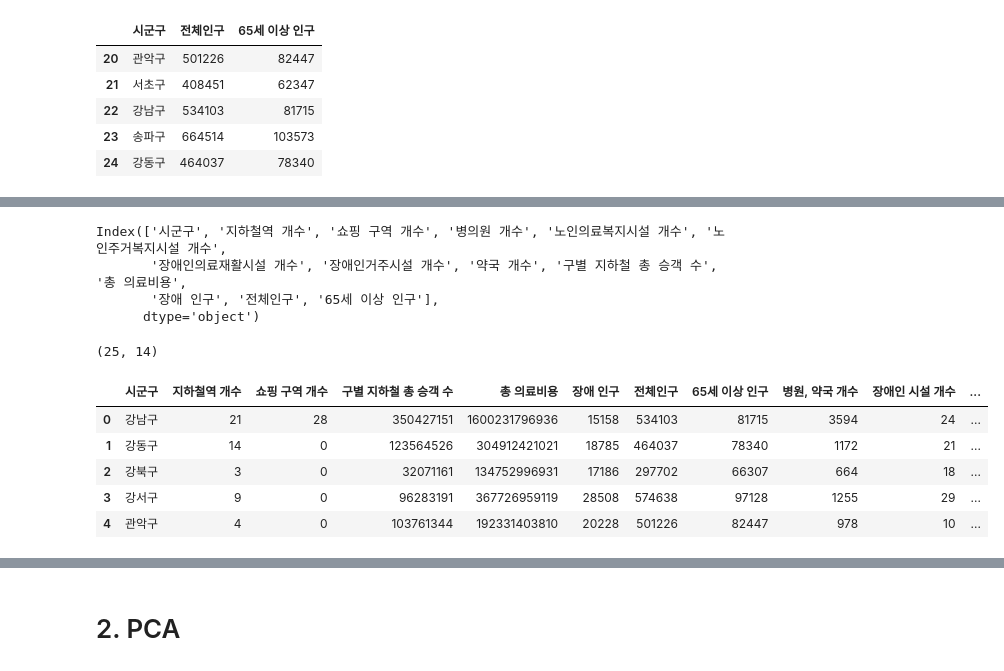
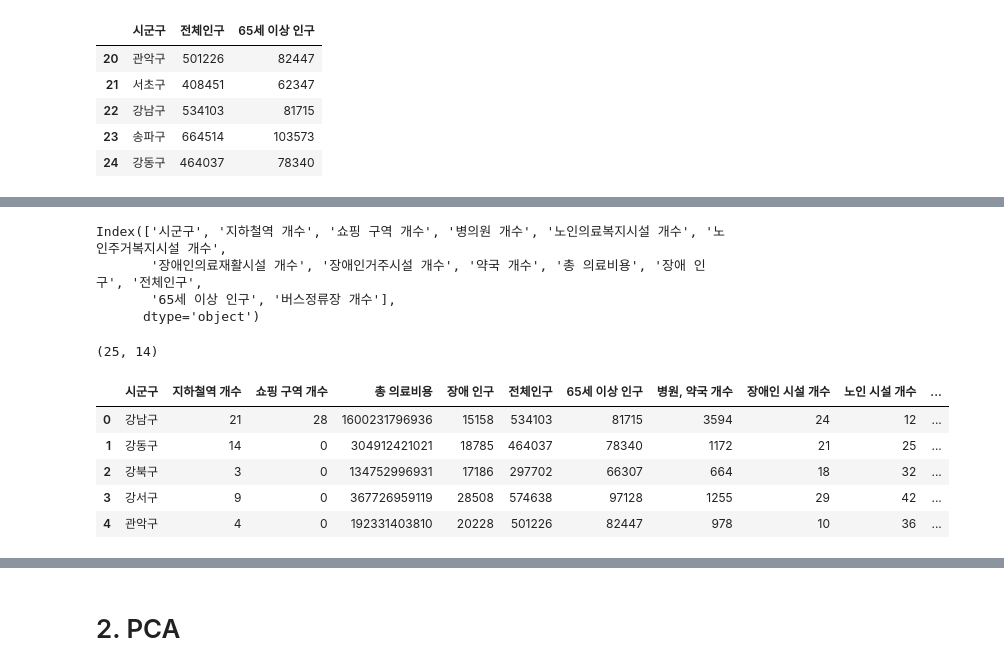
Before and after one commit to ikkjun/waste_medicine_collection_bins, a Jupyter notebook: waste_medicine_collection_bins.ipynb, the cells around one changed output, grey strips where cells are left out. Cells and saved outputs as stored; diff of their text form; code cells hidden in the pictures.

```diff
--- a/waste_medicine_collection_bins.ipynb
+++ b/waste_medicine_collection_bins.ipynb
@@ -36,6 +44,7 @@ df_med = pd.read_csv('/Users/ikjuncho/Documents/GitHub/waste_medicine_collection
 df_subway_people = pd.read_csv('/Users/ikjuncho/Documents/GitHub/waste_medicine_collection_bins/data/서울시 지하철호선별 역별 승하차 인원 정보(2022).csv')
 df_dis_number = pd.read_csv('/Users/ikjuncho/Documents/GitHub/waste_medicine_collection_bins/data/서울시 장애인 현황 (장애유형별:동별) 통계 2022.csv')
 df_el_number = pd.read_csv('/Users/ikjuncho/Documents/GitHub/waste_medicine_collection_bins/data/서울시 고령자현황 (구별) 통계.csv')
+df_bus_number = pd.read_csv('/Users/ikjuncho/Documents/GitHub/waste_medicine_collection_bins/data/구별 버스정류장 개수.csv')
 # %% [markdown]
 # 2. preprocessing
 # %%
@@ -224,3 +233,7 @@ df_el_number.tail()
 | 22 | 강남구 | 534103 | 81715 |
 | 23 | 송파구 | 664514 | 103573 |
 | 24 | 강동구 | 464037 | 78340 |
+# %%
+df_bus_number = df_bus_number[['SIG_KOR_NM', 'NUMPOINTS']]
+df_bus_number.columns = ['시군구', '버스정류장 개수']
+df_bus_number.head()
@@ -234,10 +254,11 @@ merged_df = pd.merge(merged_df, df_el_house_juso_count, on='시군구', how='lef
 merged_df = pd.merge(merged_df, df_dis_hospital_juso_count, on='시군구', how='left')
 merged_df = pd.merge(merged_df, df_dis_house_juso_count, on='시군구', how='left')
 merged_df = pd.merge(merged_df, df_med_juso_count, on='시군구', how='left')
-merged_df = pd.merge(merged_df, merged_subway_df_count, on='시군구', how='left')
+# merged_df = pd.merge(merged_df, merged_subway_df_count, on='시군구', how='left')
 merged_df = pd.merge(merged_df, df_cost, on='시군구', how='left')
 merged_df = pd.merge(merged_df, df_dis_number, on='시군구', how='left')
 merged_df = pd.merge(merged_df, df_el_number, on='시군구', how='left')
+merged_df = pd.merge(merged_df, df_bus_number, on='시군구', how='left')
 
 merged_df = merged_df[~merged_df['시군구'].str.endswith('시')].reset_index(drop=True)
 
@@ -265,8 +286,8 @@ final_df.head()
 final_df.columns
 # %% [output]
 Index(['시군구', '지하철역 개수', '쇼핑 구역 개수', '병의원 개수', '노인의료복지시설 개수', '노인주거복지시설 개수',
-       '장애인의료재활시설 개수', '장애인거주시설 개수', '약국 개수', '구별 지하철 총 승객 수', '총 의료비용',
-       '장애 인구', '전체인구', '65세 이상 인구'],
+       '장애인의료재활시설 개수', '장애인거주시설 개수', '약국 개수', '총 의료비용', '장애 인구', '전체인구',
+       '65세 이상 인구', '버스정류장 개수'],
       dtype='object')
 # %%
 final_df.shape
@@ -275,19 +296,18 @@ final_df.shape
 # %%
 final_df['병원, 약국 개수'] = final_df['병의원 개수'] + final_df['약국 개수']
 final_df['노인 시설 개수'] = final_df['노인의료복지시설 개수'] + final_df['노인주거복지시설 개수']
 final_df['장애인 시설 개수'] = final_df['장애인의료재활시설 개수'] + final_df['장애인거주시설 개수']
 
-final_df = final_df[['시군구', '지하철역 개수', '쇼핑 구역 개수',
-       '구별 지하철 총 승객 수', '총 의료비용',
-       '장애 인구', '전체인구', '65세 이상 인구', '병원, 약국 개수', '장애인 시설 개수', '노인 시설 개수']]
+final_df = final_df[['시군구', '지하철역 개수', '쇼핑 구역 개수', '총 의료비용',
+       '장애 인구', '전체인구', '65세 이상 인구', '병원, 약국 개수', '장애인 시설 개수', '노인 시설 개수', '버스정류장 개수']]
 final_df.head()
 # %% [output]
-|  | 시군구 | 지하철역 개수 | 쇼핑 구역 개수 | 구별 지하철 총 승객 수 | 총 의료비용 | 장애 인구 | 전체인구 | 65세 이상 인구 | 병원, 약국 개수 | 장애인 시설 개수 | ... |
-| 0 | 강남구 | 21 | 28 | 350427151 | 1600231796936 | 15158 | 534103 | 81715 | 3594 | 24 | ... |
-| 1 | 강동구 | 14 | 0 | 123564526 | 304912421021 | 18785 | 464037 | 78340 | 1172 | 21 | ... |
-| 2 | 강북구 | 3 | 0 | 32071161 | 134752996931 | 17186 | 297702 | 66307 | 664 | 18 | ... |
-| 3 | 강서구 | 9 | 0 | 96283191 | 367726959119 | 28508 | 574638 | 97128 | 1255 | 29 | ... |
-| 4 | 관악구 | 4 | 0 | 103761344 | 192331403810 | 20228 | 501226 | 82447 | 978 | 10 | ... |
+|  | 시군구 | 지하철역 개수 | 쇼핑 구역 개수 | 총 의료비용 | 장애 인구 | 전체인구 | 65세 이상 인구 | 병원, 약국 개수 | 장애인 시설 개수 | 노인 시설 개수 | ... |
+| 0 | 강남구 | 21 | 28 | 1600231796936 | 15158 | 534103 | 81715 | 3594 | 24 | 12 | ... |
+| 1 | 강동구 | 14 | 0 | 304912421021 | 18785 | 464037 | 78340 | 1172 | 21 | 25 | ... |
+| 2 | 강북구 | 3 | 0 | 134752996931 | 17186 | 297702 | 66307 | 664 | 18 | 32 | ... |
+| 3 | 강서구 | 9 | 0 | 367726959119 | 28508 | 574638 | 97128 | 1255 | 29 | 42 | ... |
+| 4 | 관악구 | 4 | 0 | 192331403810 | 20228 | 501226 | 82447 | 978 | 10 | 36 | ... |
 # %%
 final_df
 # %% [output]
```
Also changed, not shown: parts of 21 cells of this notebook.
